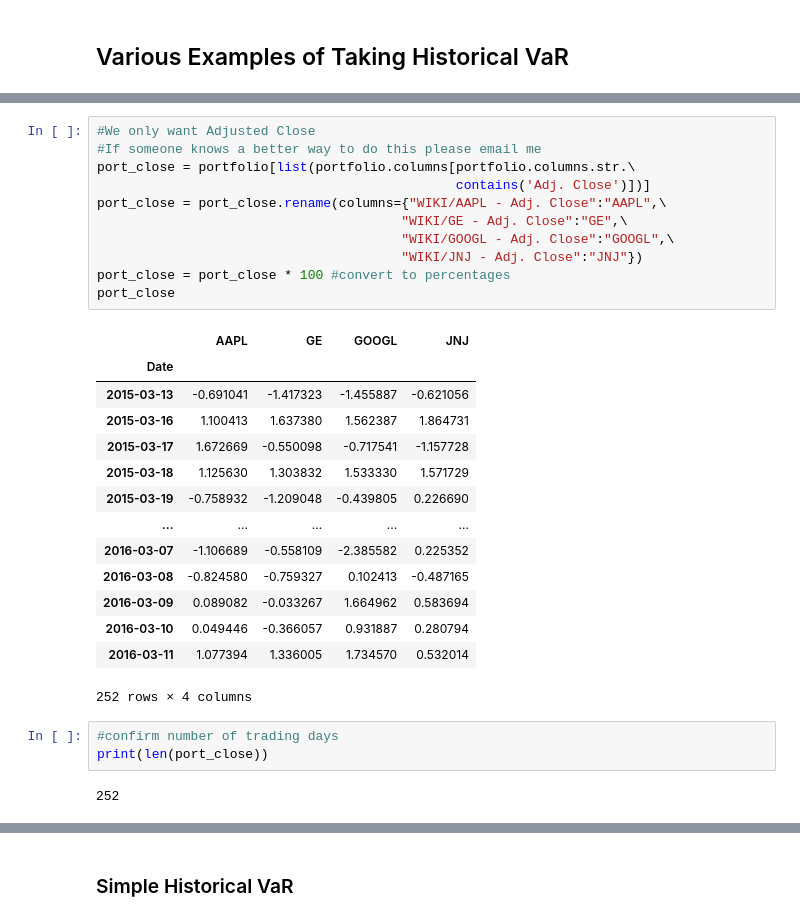
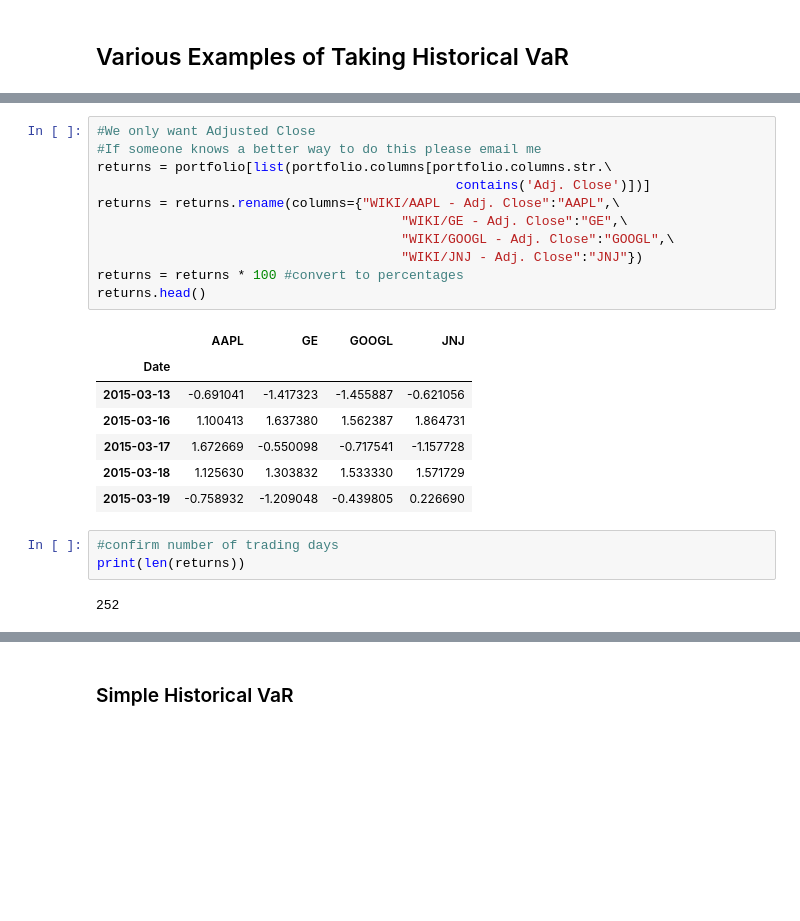
Before and after one commit to matthew-e-thomas/financial-analysis, a Jupyter notebook: Filtered_Historical_VaR.ipynb, the cells around one changed output, grey strips where cells are left out. Saved outputs shown, nothing was run; the diff lists cells and outputs as text; blank space fills up the shorter version.

```diff
--- a/Filtered_Historical_VaR.ipynb
+++ b/Filtered_Historical_VaR.ipynb
@@ -29,32 +30,25 @@ portfolio.head()
 # %%
 #We only want Adjusted Close
 #If someone knows a better way to do this please email me
-port_close = portfolio[list(portfolio.columns[portfolio.columns.str.\
+returns = portfolio[list(portfolio.columns[portfolio.columns.str.\
                                               contains('Adj. Close')])]
-port_close = port_close.rename(columns={"WIKI/AAPL - Adj. Close":"AAPL",\
+returns = returns.rename(columns={"WIKI/AAPL - Adj. Close":"AAPL",\
                                        "WIKI/GE - Adj. Close":"GE",\
                                        "WIKI/GOOGL - Adj. Close":"GOOGL",\
                                        "WIKI/JNJ - Adj. Close":"JNJ"})
-port_close = port_close * 100 #convert to percentages
-port_close
+returns = returns * 100 #convert to percentages
+returns.head()
 # %% [output]
 |  | AAPL | GE | GOOGL | JNJ |
 | Date |  |  |  |  |
 | 2015-03-13 | -0.691041 | -1.417323 | -1.455887 | -0.621056 |
 | 2015-03-16 | 1.100413 | 1.637380 | 1.562387 | 1.864731 |
 | 2015-03-17 | 1.672669 | -0.550098 | -0.717541 | -1.157728 |
 | 2015-03-18 | 1.125630 | 1.303832 | 1.533330 | 1.571729 |
 | 2015-03-19 | -0.758932 | -1.209048 | -0.439805 | 0.226690 |
-| ... | ... | ... | ... | ... |
-| 2016-03-07 | -1.106689 | -0.558109 | -2.385582 | 0.225352 |
-| 2016-03-08 | -0.824580 | -0.759327 | 0.102413 | -0.487165 |
-| 2016-03-09 | 0.089082 | -0.033267 | 1.664962 | 0.583694 |
-| 2016-03-10 | 0.049446 | -0.366057 | 0.931887 | 0.280794 |
-| 2016-03-11 | 1.077394 | 1.336005 | 1.734570 | 0.532014 |
-252 rows × 4 columns
 # %%
 #confirm number of trading days
-print(len(port_close))
+print(len(returns))
 # %% [output]
 252
 # %%
```
Also changed, not shown: parts of 31 cells of this notebook.
